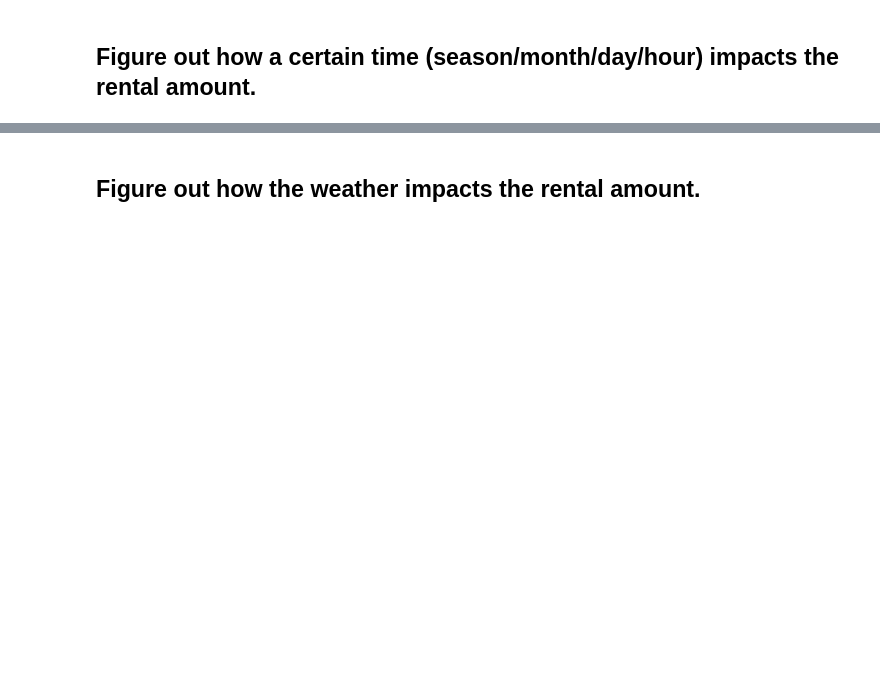
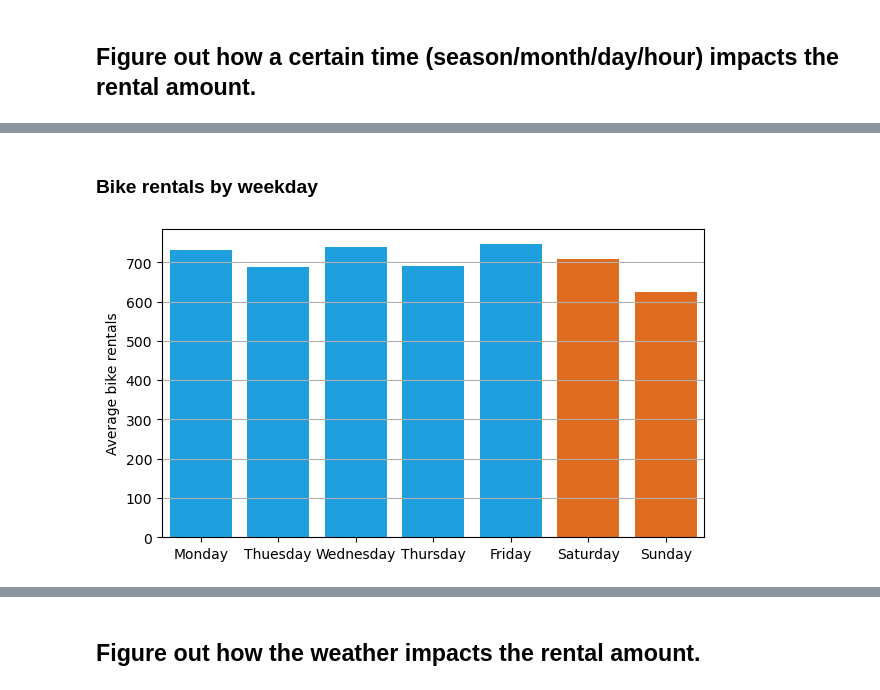
Before and after one commit to lukwies/Bikerentals-in-Seoul, a Jupyter notebook: notebooks/exploration.ipynb, the cells around one changed output, grey strips where cells are left out. Drawn from its saved outputs; the diff is of its cells as text; code cells hidden in the pictures; blank space fills up the shorter version.

```diff
--- a/notebooks/exploration.ipynb
+++ b/notebooks/exploration.ipynb
@@ -280,0 +253,17 @@ plt.show()
+# %% [markdown]
+### Bike rentals by weekday
+# %%
+plot_df = df.groupby('weekday').agg({'rented_bike_count':'mean'}).reset_index()
+plot_df['weekday'] = plot_df['weekday'].replace({0:'Monday', 1:'Thuesday', 2:'Wednesday',
+                                                 3:'Thursday', 4:'Friday', 5:'Saturday',
+                                                 6:'Sunday'})
+wd_colors = ['#00aaff', '#00aaff', '#00aaff', '#00aaff', '#00aaff', '#ff6600', '#ff6600']
+
+fig,ax = plt.subplots(figsize=(7,4))
+sax = sns.barplot(data=plot_df, x='weekday', y='rented_bike_count', ax=ax, palette=wd_colors)
+sax.set(xlabel='', ylabel='Average bike rentals')
+sax.grid(axis='y')
+
+plt.show()
+# %% [output]
+[figure, added]
```
Also changed, not shown: parts of 43 cells of this notebook.
